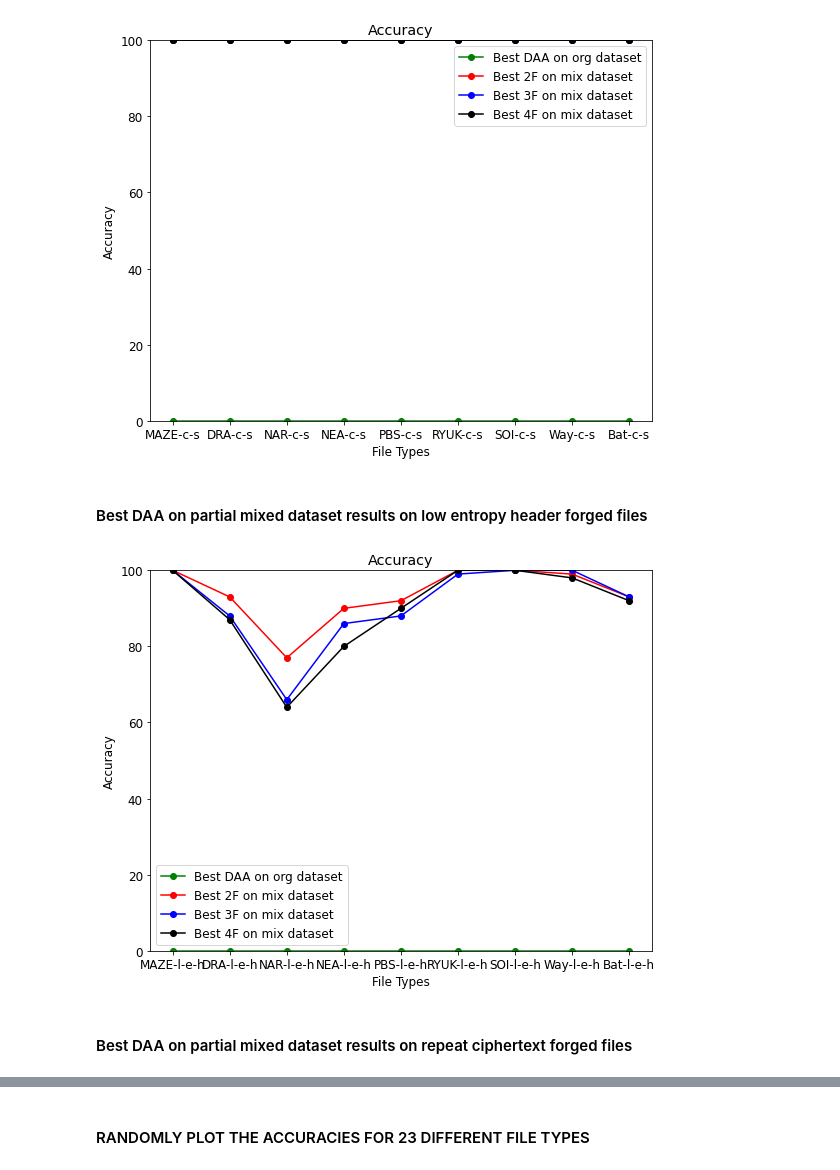
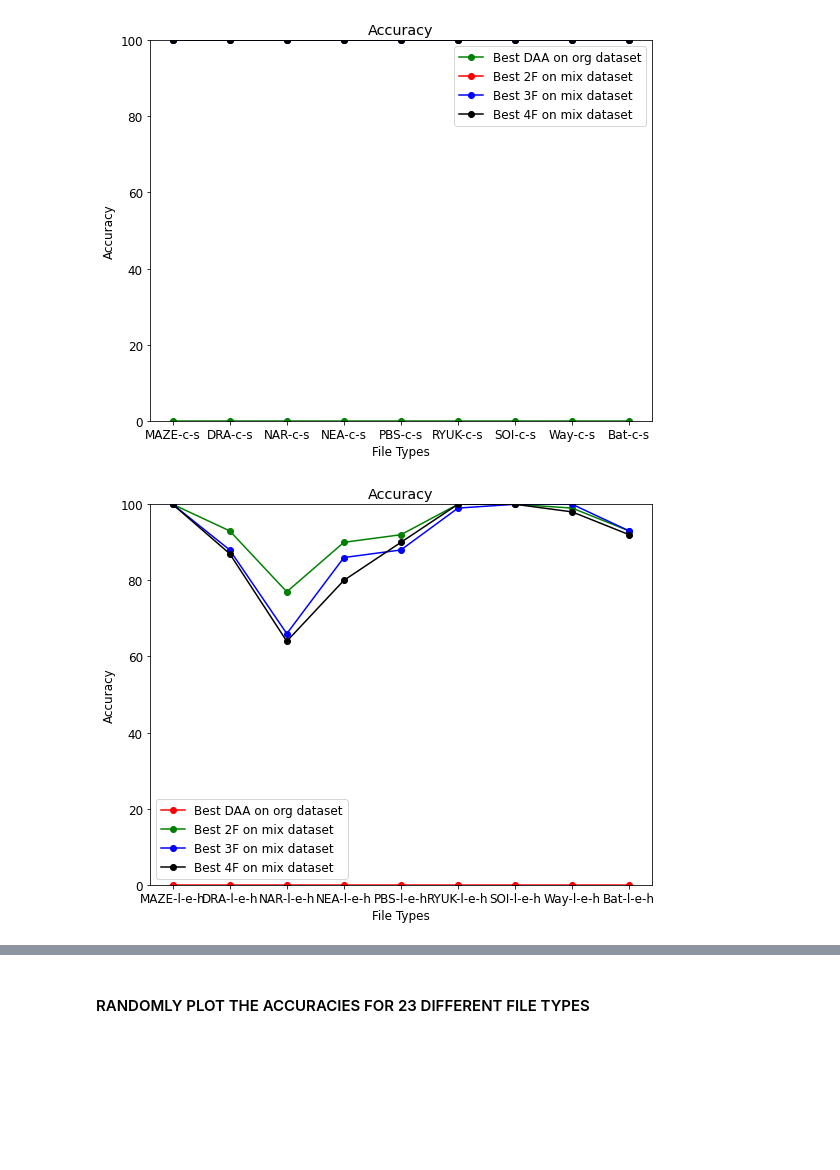
Before and after one commit to gomitolof/DAA-for-Ransomware-detection, a Jupyter notebook: models_mix/best_models.ipynb, the cells around one changed output, grey strips where cells are left out. Cells and saved outputs as stored; diff of their text form; code cells hidden in the pictures; blank space fills up the shorter version.

```diff
--- a/models_mix/best_models.ipynb
+++ b/models_mix/best_models.ipynb
@@ -1535,25 +1533,21 @@ plt.legend()
 plt.show()
 # %% [output]
 [figure]
-# %% [markdown]
-#### Best DAA on partial mixed dataset results on low entropy header forged files
 # %%
 plt.rcParams.update({'font.size': 12})
 plt.figure(figsize=(9,7))
 plt.title("Accuracy")
 plt.xlabel("File Types")
 plt.ylabel("Accuracy")
-plt.plot(short_paths[9:18], acc_DAA[9:18], marker='o', color="green", label="Best DAA on org dataset")
-plt.plot(short_paths[9:18], acc_2F_mix[9:18], marker='o', color="red", label="Best 2F on mix dataset")
+plt.plot(short_paths[9:18], acc_DAA_mix[9:18], marker='o', color="red", label="Best DAA on org dataset")
+plt.plot(short_paths[9:18], acc_2F_mix[9:18], marker='o', color="green", label="Best 2F on mix dataset")
 plt.plot(short_paths[9:18], acc_3F_mix[9:18], marker='o', color="blue", label="Best 3F on mix dataset")
 plt.plot(short_paths[9:18], acc_4F_mix[9:18], marker='o', color="black", label="Best 4F on mix dataset")
 plt.ylim([0, 100])
 plt.legend()
 plt.show()
 # %% [output]
-[figure, old version]
+[figure, new version]
-# %% [markdown]
-#### Best DAA on partial mixed dataset results on repeat ciphertext forged files
 # %%
 plt.rcParams.update({'font.size': 12})
 plt.figure(figsize=(9,7))
```
Also changed, not shown: parts of 18 cells of this notebook.
